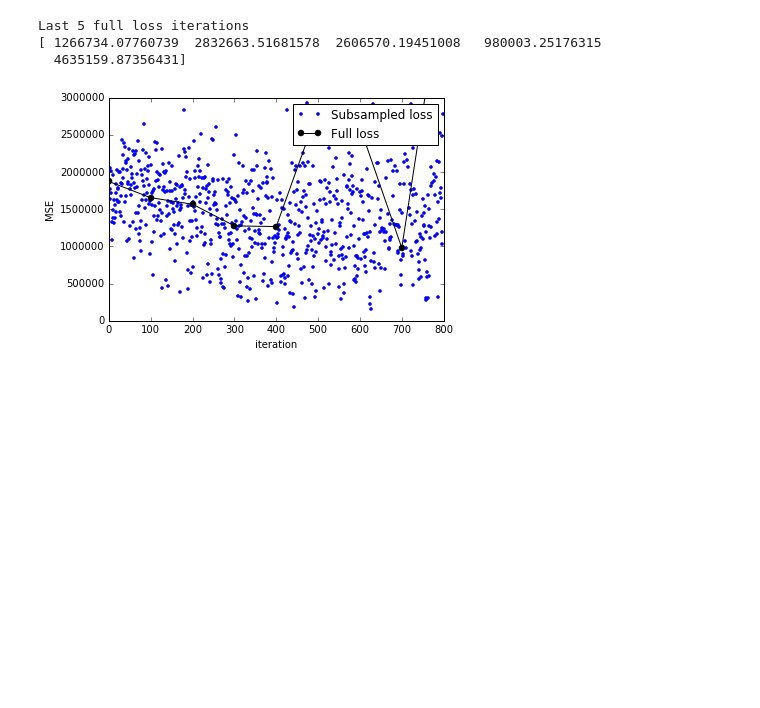
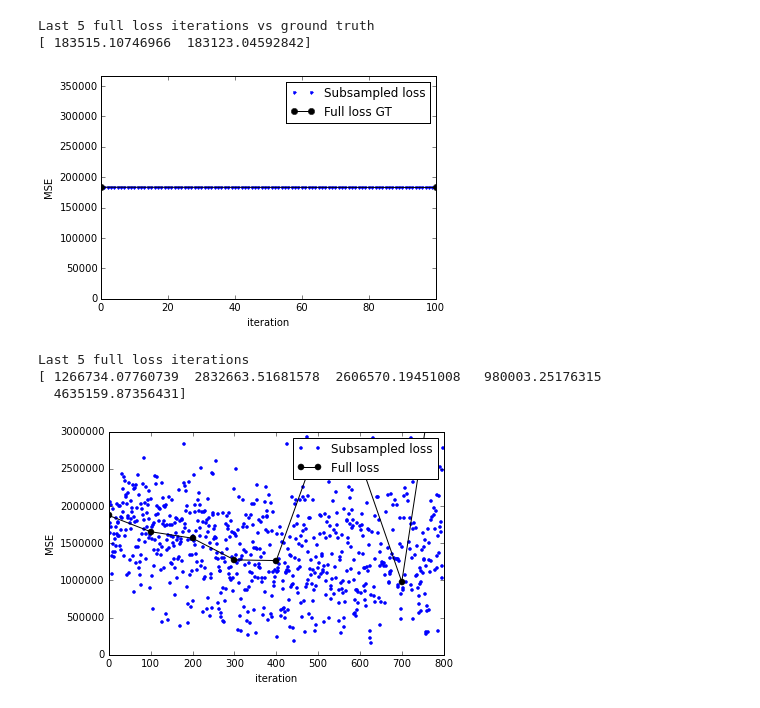
Before and after one commit to KasparP/PSI_simulations, a Jupyter notebook: Python/PlotLoss.ipynb, the cells around one changed output. Drawn from its saved outputs; the diff is of its cells as text; code cells hidden in the pictures; blank space fills up the shorter version.

Commit message:
Added groundtruth loss

```diff
--- a/Python/PlotLoss.ipynb
+++ b/Python/PlotLoss.ipynb
@@ -27,0 +28,20 @@ Last 5 full loss iterations
+# %%
+expt1=io.loadmat('output.mat')
+loss_gt = expt1['loss_gt']
+loss_gt = loss_gt[loss_gt>0]
+loss_gtall = loss_gt[::100]
+tall = np.arange(len(loss_gtall))*100
+
+print 'Last 5 full loss iterations vs ground truth'
+print loss_gtall[-5:]
+
+plt.plot(loss_gt,'.');
+plt.plot(tall,loss_gtall,'ko-');
+plt.legend(('Subsampled loss','Full loss GT'));
+plt.ylim(0,2*np.amax(loss_gtall));
+plt.xlabel('iteration');
+plt.ylabel('MSE');
+# %% [output]
+Last 5 full loss iterations vs ground truth
+[ 183515.10746966  183123.04592842]
+[figure, added]
```
Also changed, not shown: parts of 2 cells of this notebook, 2 other files.
